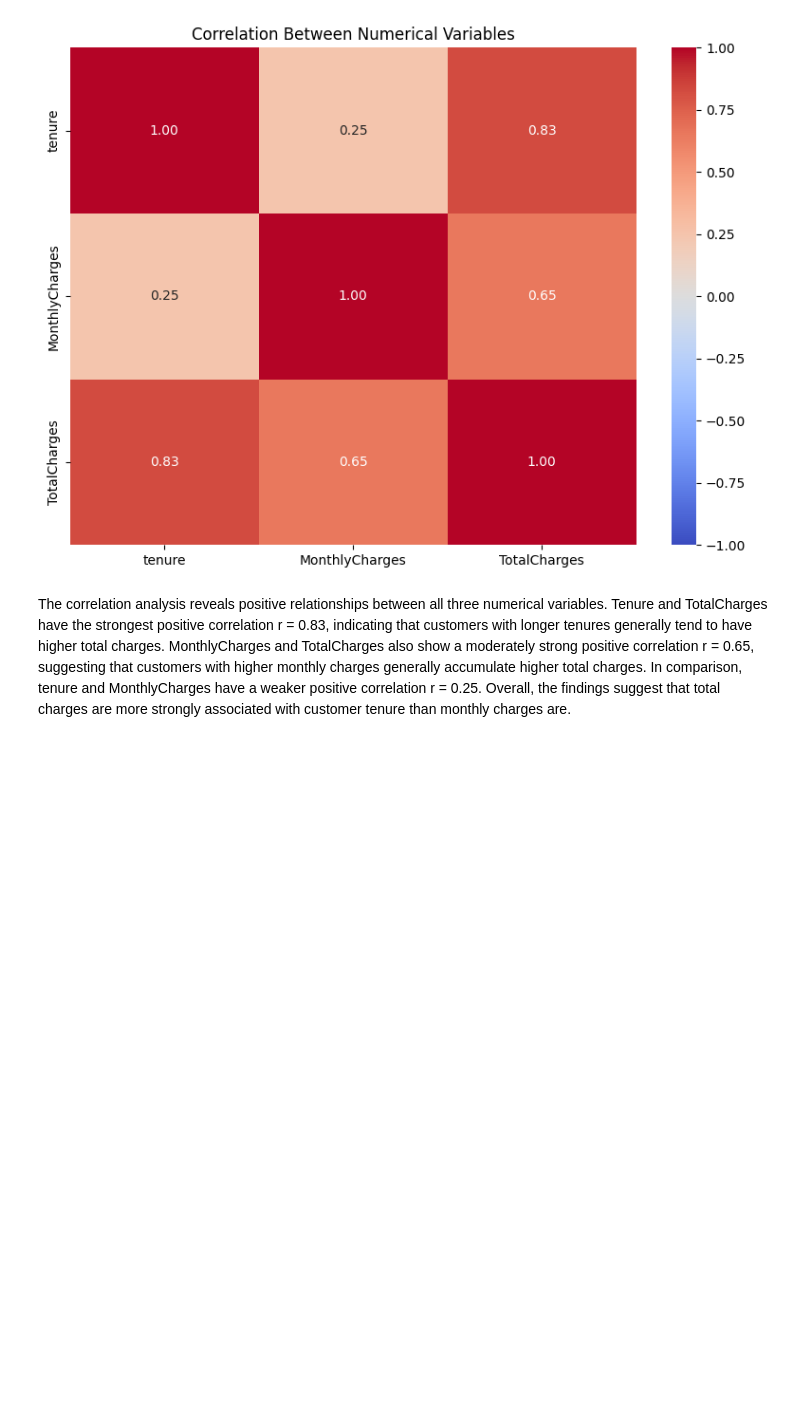
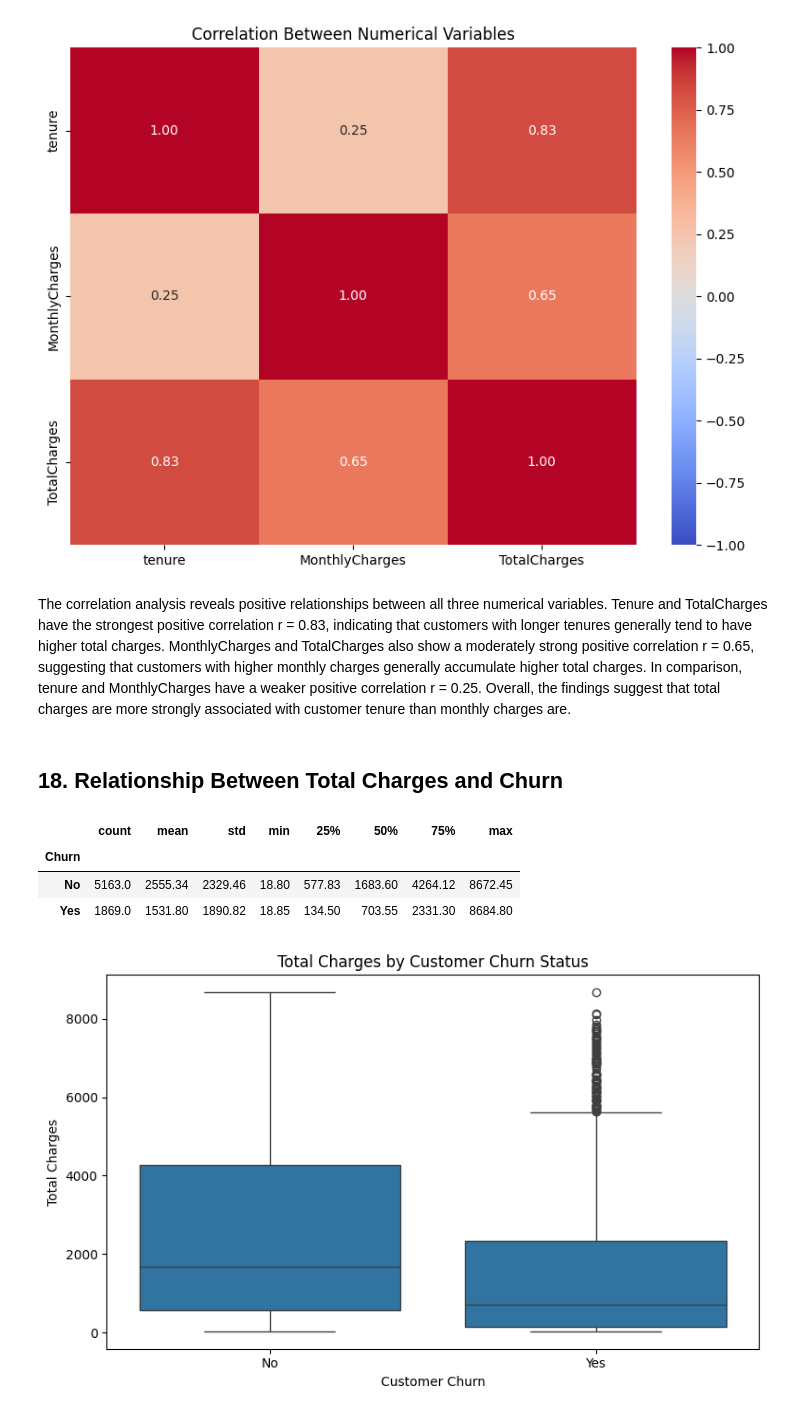
Before and after one commit to SJ174/MLCW, a Jupyter notebook: MLCW_Task_01.ipynb, the cells around one changed output. Drawn from its saved outputs; the diff is of its cells as text; code cells hidden in the pictures; blank space fills up the shorter version.

Commit message:
Analyzed the relationship between total charges and customer churn

```diff
--- a/MLCW_Task_01.ipynb
+++ b/MLCW_Task_01.ipynb
@@ -691,3 +691,28 @@ plt.show()
 [figure]
 # %% [markdown]
 The correlation analysis reveals positive relationships between all three numerical variables. Tenure and TotalCharges have the strongest positive correlation r = 0.83, indicating that customers with longer tenures generally tend to have higher total charges. MonthlyCharges and TotalCharges also show a moderately strong positive correlation r = 0.65, suggesting that customers with higher monthly charges generally accumulate higher total charges. In comparison, tenure and MonthlyCharges have a weaker positive correlation r = 0.25. Overall, the findings suggest that total charges are more strongly associated with customer tenure than monthly charges are.
+# %% [markdown]
+## 18. Relationship Between Total Charges and Churn
+# %%
+df.groupby('Churn')['TotalCharges'].describe().round(2)
+# %% [output]
+|  | count | mean | std | min | 25% | 50% | 75% | max |
+| Churn |  |  |  |  |  |  |  |  |
+| No | 5163.0 | 2555.34 | 2329.46 | 18.80 | 577.83 | 1683.60 | 4264.12 | 8672.45 |
+| Yes | 1869.0 | 1531.80 | 1890.82 | 18.85 | 134.50 | 703.55 | 2331.30 | 8684.80 |
+# %%
+plt.figure(figsize=(8, 5))
+
+sns.boxplot(
+    data=df,
+    x='Churn',
+    y='TotalCharges'
+)
+
+plt.title('Total Charges by Customer Churn Status')
+plt.xlabel('Customer Churn')
+plt.ylabel('Total Charges')
+plt.tight_layout()
+plt.show()
+# %% [output]
+[figure, added]
```
Also changed, not shown: parts of 2 cells of this notebook.
